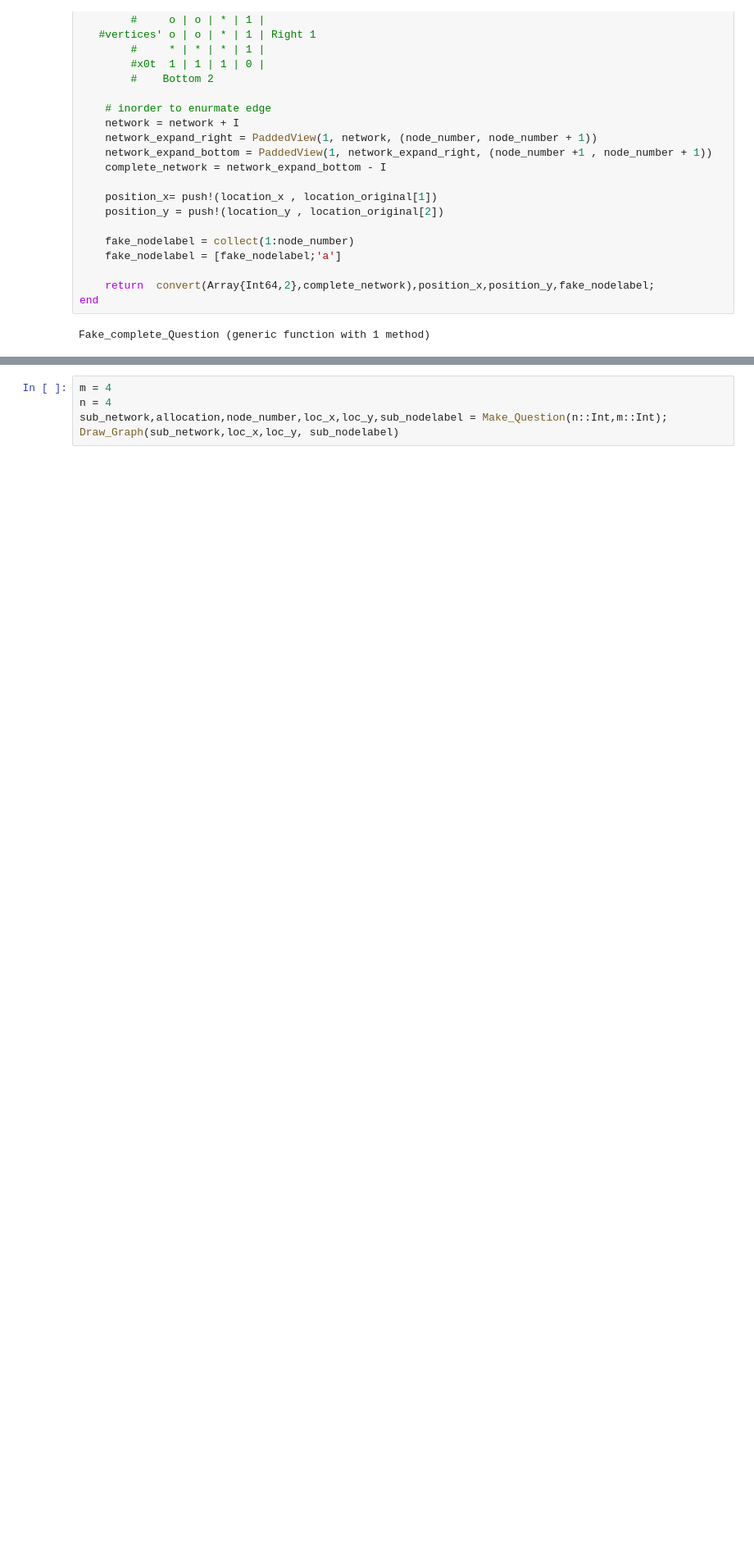
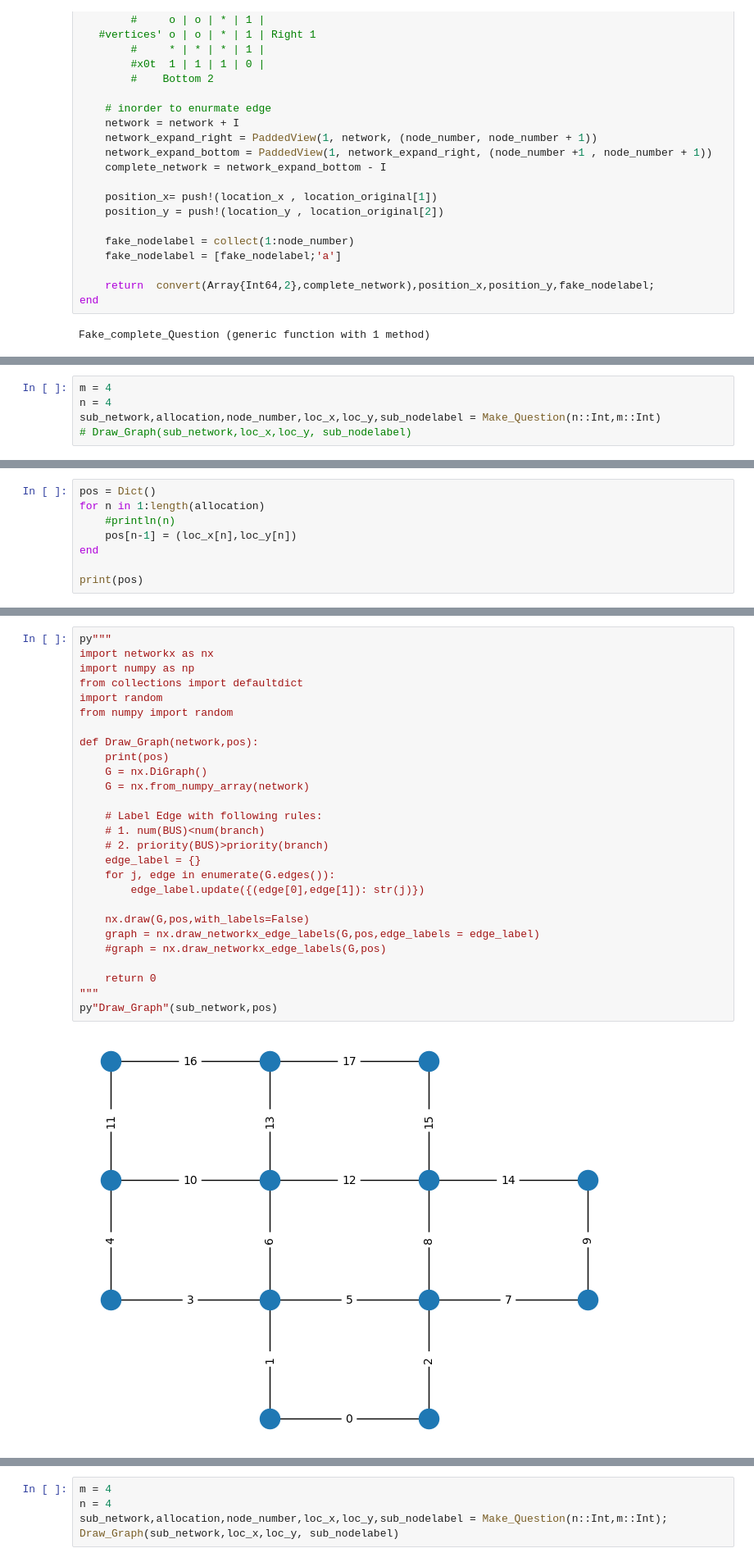
Before and after one commit to djzts/UoH_code, a Jupyter notebook: Minimum Spanning Tree Julia/make question draft.ipynb, the cells around one changed output, grey strips where cells are left out. Shown at 82% size. Cells and saved outputs as stored; diff of their text form; blank space fills up the shorter version.

```diff
--- a/Minimum Spanning Tree Julia/make question draft.ipynb
+++ b/Minimum Spanning Tree Julia/make question draft.ipynb
@@ -172,0 +184,5 @@ Draw_Graph (generic function with 3 methods)
+# %%
+m = 4
+n = 4
+sub_network,allocation,node_number,loc_x,loc_y,sub_nodelabel = Make_Question(n::Int,m::Int)
+# Draw_Graph(sub_network,loc_x,loc_y, sub_nodelabel)
@@ -172,0 +195,8 @@ Draw_Graph (generic function with 3 methods)
+# %%
+pos = Dict()
+for n in 1:length(allocation)
+    #println(n)
+    pos[n-1] = (loc_x[n],loc_y[n])
+end
+
+print(pos)
@@ -172,0 +205,29 @@ Draw_Graph (generic function with 3 methods)
+# %%
+py"""
+import networkx as nx
+import numpy as np
+from collections import defaultdict
+import random
+from numpy import random
+
+def Draw_Graph(network,pos):
+    print(pos)
+    G = nx.DiGraph()
+    G = nx.from_numpy_array(network)
+
+    # Label Edge with following rules:
+    # 1. num(BUS)<num(branch)
+    # 2. priority(BUS)>priority(branch)
+    edge_label = {}
+    for j, edge in enumerate(G.edges()):
+        edge_label.update({(edge[0],edge[1]): str(j)})
+
+    nx.draw(G,pos,with_labels=False)
+    graph = nx.draw_networkx_edge_labels(G,pos,edge_labels = edge_label)
+    #graph = nx.draw_networkx_edge_labels(G,pos)
+
+    return 0
+"""
+py"Draw_Graph"(sub_network,pos)
+# %% [output]
+[figure, added]
```
Also changed, not shown: parts of 8 cells of this notebook, 6 other files.
